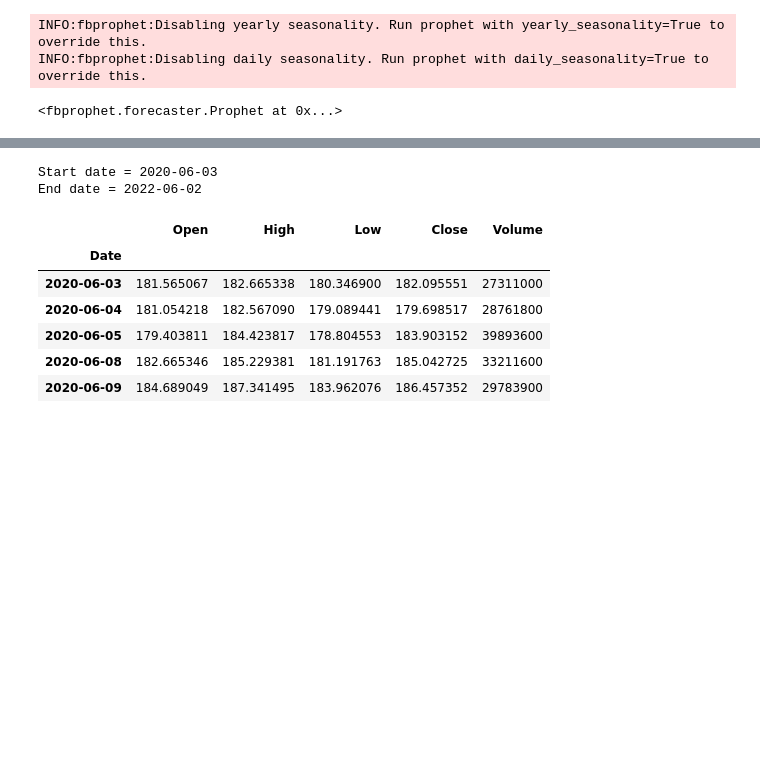
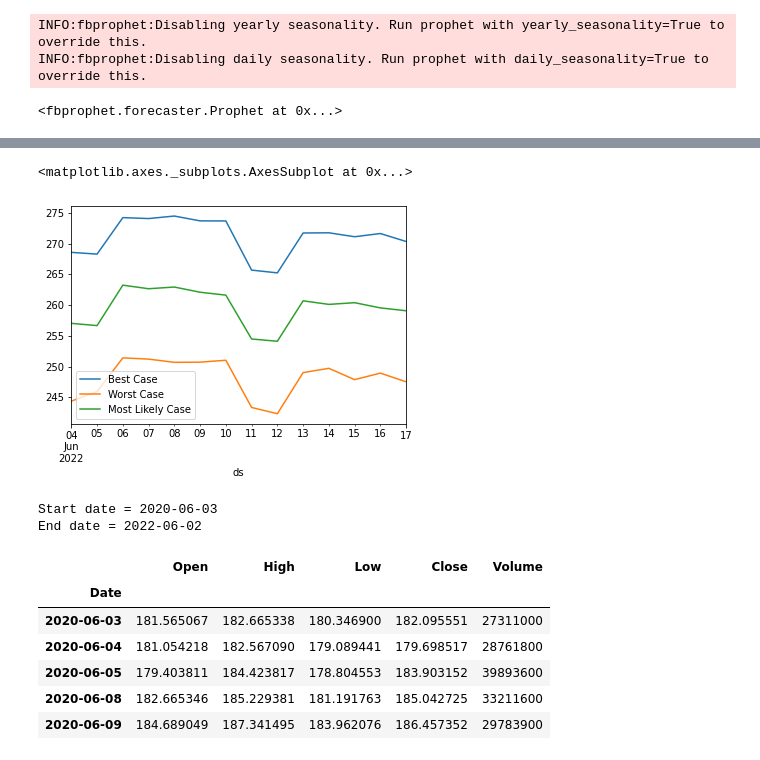
Before and after one commit to marcoberton/Project_2_group_1, a Jupyter notebook: ml_strategy.ipynb, the cells around one changed output, grey strips where cells are left out. Saved outputs shown, nothing was run; the diff lists cells and outputs as text; code cells hidden in the pictures; blank space fills up the shorter version.

```diff
--- a/ml_strategy.ipynb
+++ b/ml_strategy.ipynb
@@ -187,4 +191,9 @@ Most Likely Case    260.380329
 dtype: float64
+# %%
+two_week_forecast.plot()
+# %% [output]
+<matplotlib.axes._subplots.AxesSubplot at 0x...>
+[figure, added]
 # %%
 # Make ml testing/training sets for original stock data (MSFT here)
 def fetch_yahoo(ticker, years):
```
Also changed, not shown: parts of 12 cells of this notebook, 1 other file.
